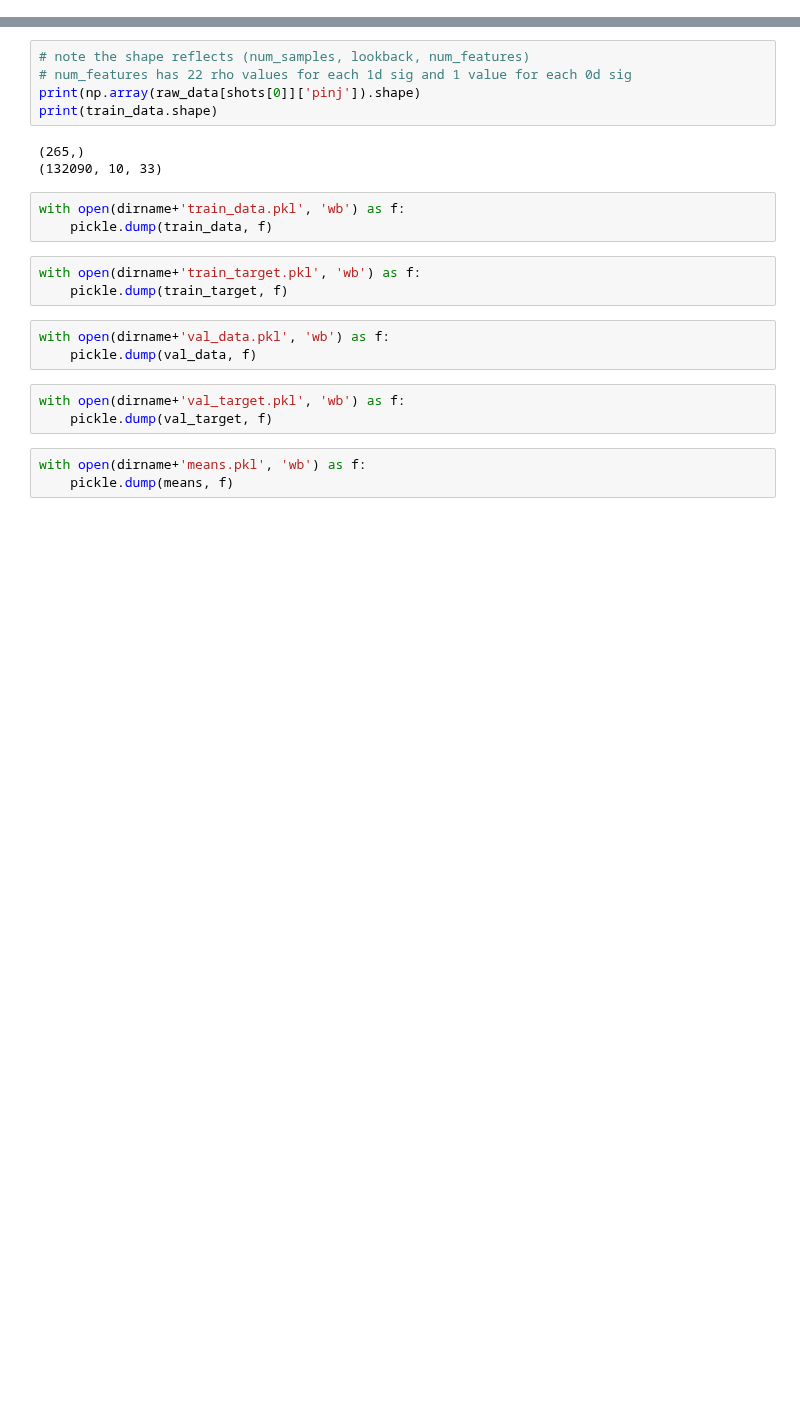
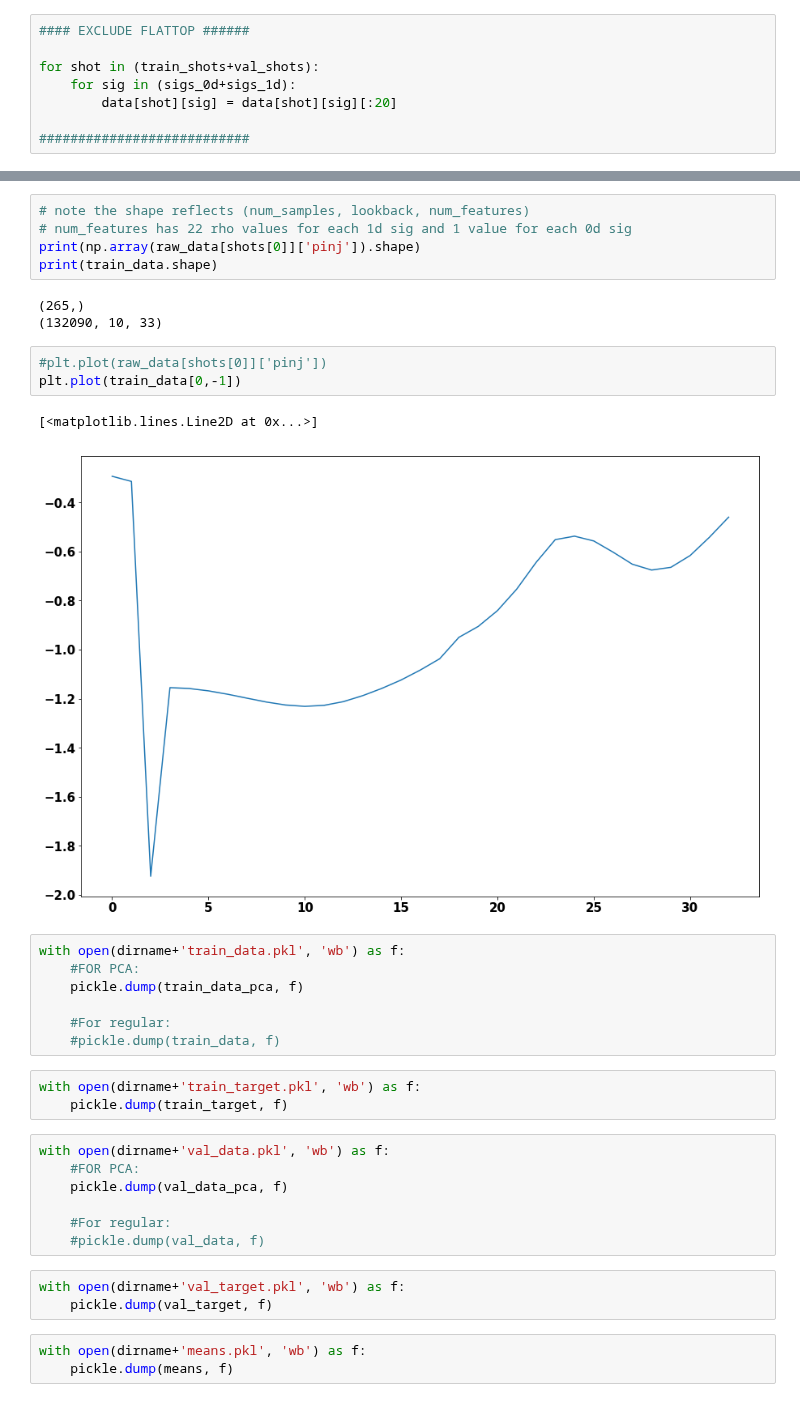
Before and after one commit to PlasmaControl/plasma-profile-predictor, a Jupyter notebook: data/process_data.ipynb, the cells around one changed output, grey strips where cells are left out. Drawn from its saved outputs; the diff is of its cells as text; blank space fills up the shorter version.

Commit message:
Dump changes / new files

```diff
--- a/data/process_data.ipynb
+++ b/data/process_data.ipynb
@@ -94,5 +132,13 @@ print('Removed '+str(count)+' shots with empty arrays')
 # %% [output]
 Removed 15 shots with empty arrays
+# %%
+#### EXCLUDE FLATTOP ######
+
+for shot in (train_shots+val_shots):
+    for sig in (sigs_0d+sigs_1d):
+        data[shot][sig] = data[shot][sig][:20]
+
+###########################
 # %%
 means={}
 stds={}
@@ -159,15 +283,29 @@ print(train_data.shape)
 # %% [output]
 (265,)
 (132090, 10, 33)
+# %%
+#plt.plot(raw_data[shots[0]]['pinj'])
+plt.plot(train_data[0,-1])
+# %% [output]
+[<matplotlib.lines.Line2D at 0x...>]
+[figure, added]
 # %%
 with open(dirname+'train_data.pkl', 'wb') as f:
-    pickle.dump(train_data, f)
+    #FOR PCA:
+    pickle.dump(train_data_pca, f)
+
+    #For regular:
+    #pickle.dump(train_data, f)
 # %%
 with open(dirname+'train_target.pkl', 'wb') as f:
     pickle.dump(train_target, f)
 # %%
 with open(dirname+'val_data.pkl', 'wb') as f:
-    pickle.dump(val_data, f)
+    #FOR PCA:
+    pickle.dump(val_data_pca, f)
+
+    #For regular:
+    #pickle.dump(val_data, f)
 # %%
 with open(dirname+'val_target.pkl', 'wb') as f:
     pickle.dump(val_target, f)
```
Also changed, not shown: parts of 14 cells of this notebook, 27 other files.
